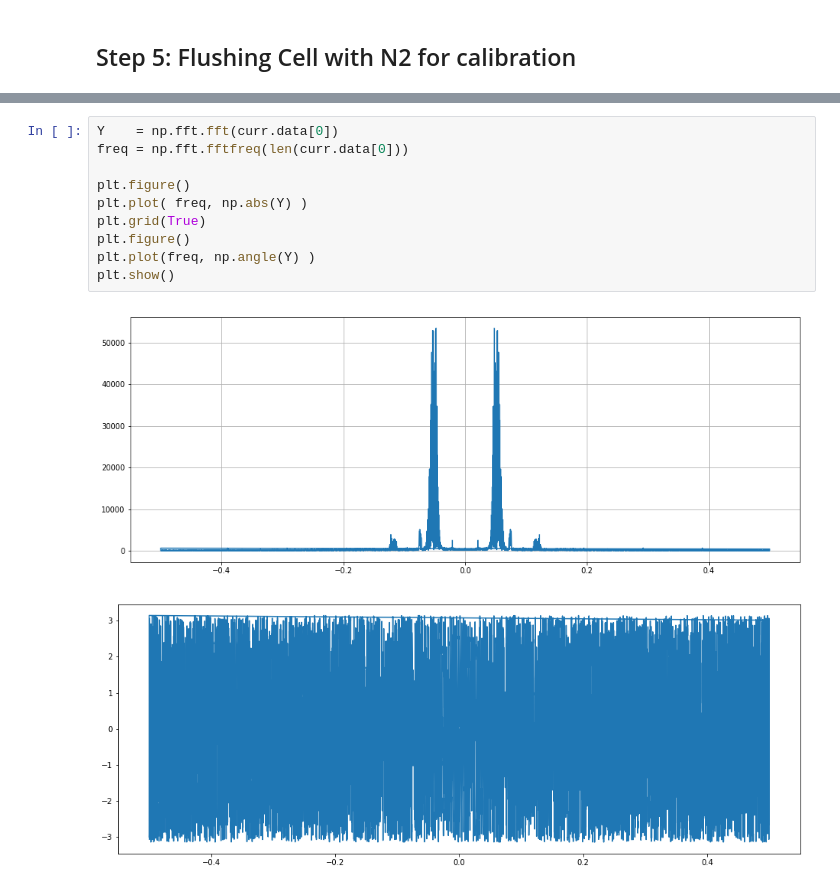
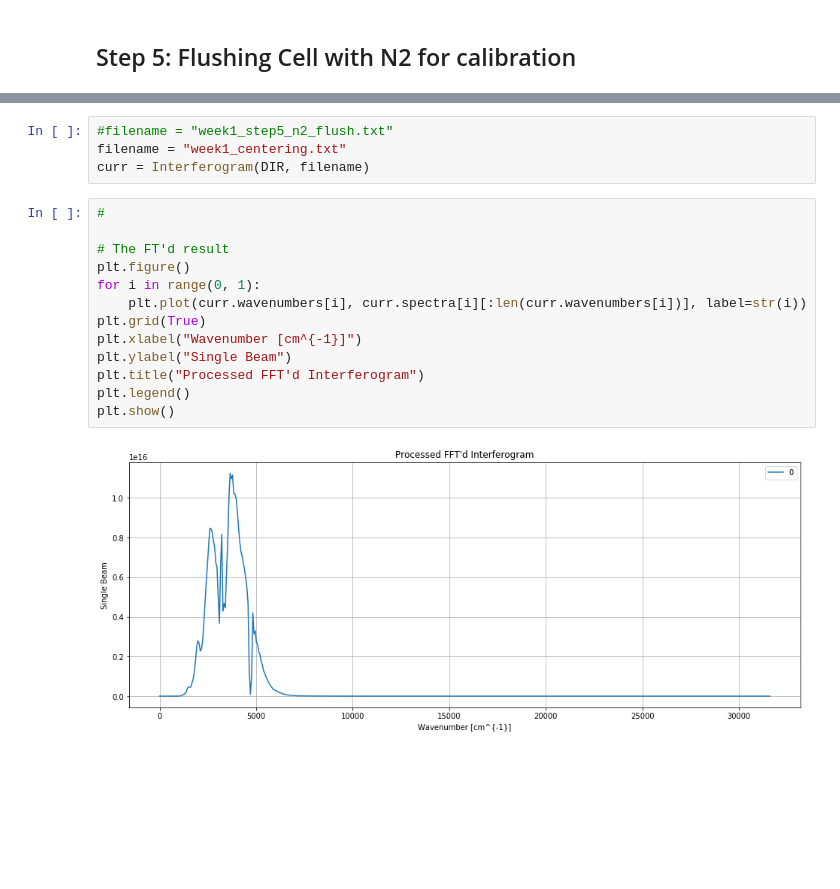
Before and after one commit to estherlin/enph352, a Jupyter notebook: data/lab1/analysis.ipynb, the cells around one changed output, grey strips where cells are left out. Saved outputs shown, nothing was run; the diff lists cells and outputs as text; blank space fills up the shorter version.

```diff
--- a/data/lab1/analysis.ipynb
+++ b/data/lab1/analysis.ipynb
@@ -115,13 +246,19 @@ plt.grid(True)
-# %%
-Y    = np.fft.fft(curr.data[0])
-freq = np.fft.fftfreq(len(curr.data[0]))
-
-plt.figure()
-plt.plot( freq, np.abs(Y) )
-plt.grid(True)
-plt.figure()
-plt.plot(freq, np.angle(Y) )
-plt.show()
-# %% [output]
-[figure, removed]
-[figure, removed]
+# %%
+#filename = "week1_step5_n2_flush.txt"
+filename = "week1_centering.txt"
+curr = Interferogram(DIR, filename)
+# %%
+#
+
+# The FT'd result
+plt.figure()
+for i in range(0, 1):
+    plt.plot(curr.wavenumbers[i], curr.spectra[i][:len(curr.wavenumbers[i])], label=str(i))
+plt.grid(True)
+plt.xlabel("Wavenumber [cm^{-1}]")
+plt.ylabel("Single Beam")
+plt.title("Processed FFT'd Interferogram")
+plt.legend()
+plt.show()
+# %% [output]
+[figure, added]
```
Also changed, not shown: parts of 5 cells of this notebook, 20 other files.
